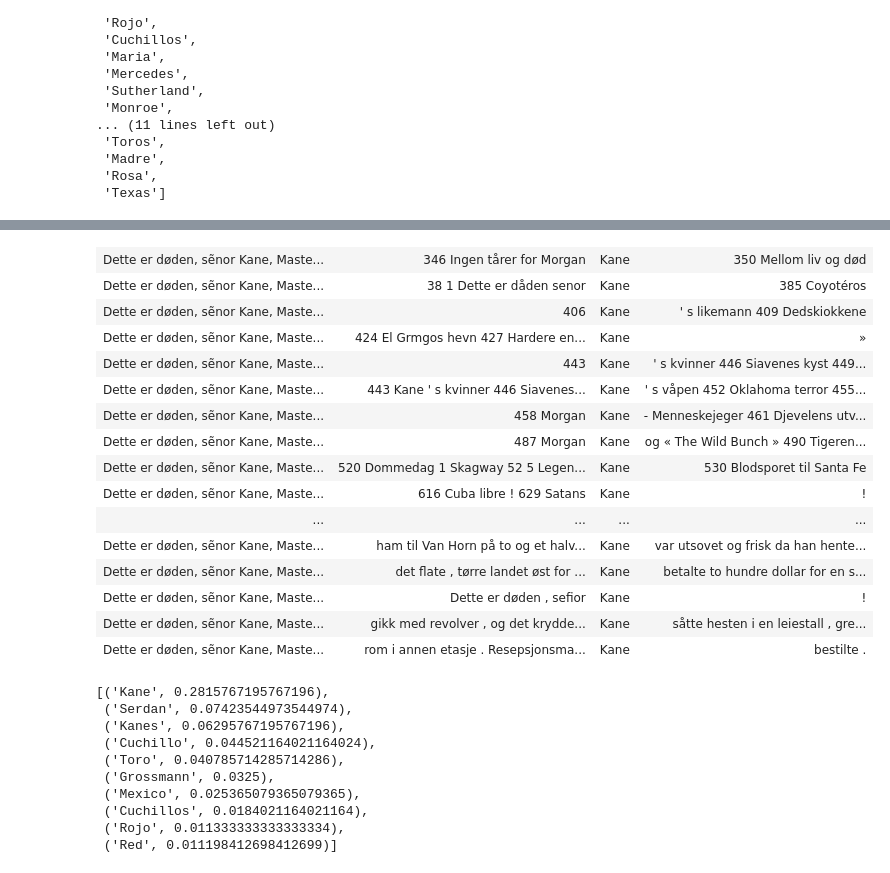
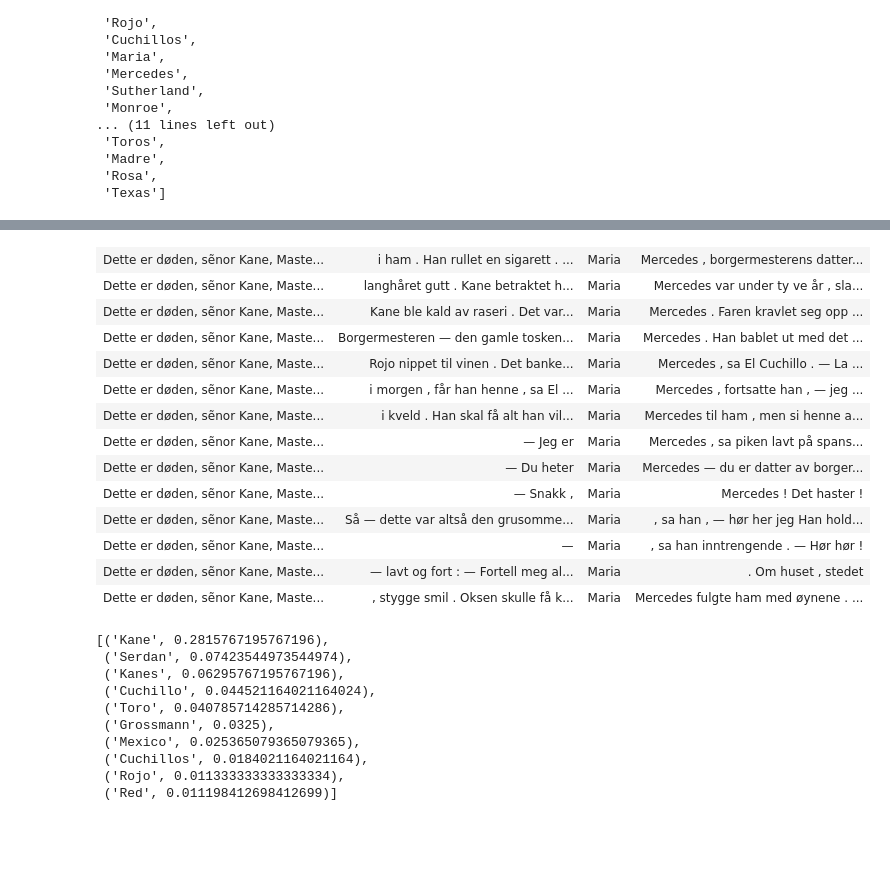
Before and after one commit to Yoonsen/NB_API_Python, a Jupyter notebook: karakternettverk.ipynb, the cells around one changed output, grey strips where cells are left out. Saved outputs shown, nothing was run; the diff lists cells and outputs as text; code cells hidden in the pictures; blank space fills up the shorter version.

```diff
--- a/karakternettverk.ipynb
+++ b/karakternettverk.ipynb
@@ -119,20 +95,18 @@ nb.draw_graph_centrality(nb.make_network(urner[10], nyekaneord), k=1.5)
 # %%
-nb.get_urnkonk('Kane',{'urns':[
- 2015111008045], 'size':44, 'before':12, 'after':12})
+nb.get_urnkonk('Maria',{'urns':[
+ 2015111008045], 'size':14, 'before':12, 'after':12})
 # %% [output]
-| Dette er døden, sẽnor Kane, Maste... | 346 Ingen tårer for Morgan | Kane | 350 Mellom liv og død |
-| Dette er døden, sẽnor Kane, Maste... | 38 1 Dette er dåden senor | Kane | 385 Coyotéros |
-| Dette er døden, sẽnor Kane, Maste... | 406 | Kane | ' s likemann 409 Dedskiokkene |
-| Dette er døden, sẽnor Kane, Maste... | 424 El Grmgos hevn 427 Hardere en... | Kane | » |
-| Dette er døden, sẽnor Kane, Maste... | 443 | Kane | ' s kvinner 446 Siavenes kyst 449... |
-| Dette er døden, sẽnor Kane, Maste... | 443 Kane ' s kvinner 446 Siavenes... | Kane | ' s våpen 452 Oklahoma terror 455... |
-| Dette er døden, sẽnor Kane, Maste... | 458 Morgan | Kane | - Menneskejeger 461 Djevelens utv... |
-| Dette er døden, sẽnor Kane, Maste... | 487 Morgan | Kane | og « The Wild Bunch » 490 Tigeren... |
-| Dette er døden, sẽnor Kane, Maste... | 520 Dommedag 1 Skagway 52 5 Legen... | Kane | 530 Blodsporet til Santa Fe |
-| Dette er døden, sẽnor Kane, Maste... | 616 Cuba libre ! 629 Satans | Kane | ! |
-| ... | ... | ... | ... |
-| Dette er døden, sẽnor Kane, Maste... | ham til Van Horn på to og et halv... | Kane | var utsovet og frisk da han hente... |
-| Dette er døden, sẽnor Kane, Maste... | det flate , tørre landet øst for ... | Kane | betalte to hundre dollar for en s... |
-| Dette er døden, sẽnor Kane, Maste... | Dette er døden , sefior | Kane | ! |
-| Dette er døden, sẽnor Kane, Maste... | gikk med revolver , og det krydde... | Kane | såtte hesten i en leiestall , gre... |
-| Dette er døden, sẽnor Kane, Maste... | rom i annen etasje . Resepsjonsma... | Kane | bestilte . |
+| Dette er døden, sẽnor Kane, Maste... | i ham . Han rullet en sigarett . ... | Maria | Mercedes , borgermesterens datter... |
+| Dette er døden, sẽnor Kane, Maste... | langhåret gutt . Kane betraktet h... | Maria | Mercedes var under ty ve år , sla... |
+| Dette er døden, sẽnor Kane, Maste... | Kane ble kald av raseri . Det var... | Maria | Mercedes . Faren kravlet seg opp ... |
+| Dette er døden, sẽnor Kane, Maste... | Borgermesteren — den gamle tosken... | Maria | Mercedes . Han bablet ut med det ... |
+| Dette er døden, sẽnor Kane, Maste... | Rojo nippet til vinen . Det banke... | Maria | Mercedes , sa El Cuchillo . — La ... |
+| Dette er døden, sẽnor Kane, Maste... | i morgen , får han henne , sa El ... | Maria | Mercedes , fortsatte han , — jeg ... |
+| Dette er døden, sẽnor Kane, Maste... | i kveld . Han skal få alt han vil... | Maria | Mercedes til ham , men si henne a... |
+| Dette er døden, sẽnor Kane, Maste... | — Jeg er | Maria | Mercedes , sa piken lavt på spans... |
+| Dette er døden, sẽnor Kane, Maste... | — Du heter | Maria | Mercedes — du er datter av borger... |
+| Dette er døden, sẽnor Kane, Maste... | — Snakk , | Maria | Mercedes ! Det haster ! |
+| Dette er døden, sẽnor Kane, Maste... | Så — dette var altså den grusomme... | Maria | , sa han , — hør her jeg Han hold... |
+| Dette er døden, sẽnor Kane, Maste... | — | Maria | , sa han inntrengende . — Hør hør ! |
+| Dette er døden, sẽnor Kane, Maste... | — lavt og fort : — Fortell meg al... | Maria | . Om huset , stedet |
+| Dette er døden, sẽnor Kane, Maste... | , stygge smil . Oksen skulle få k... | Maria | Mercedes fulgte ham med øynene . ... |
```
Also changed, not shown: parts of 7 cells of this notebook.
